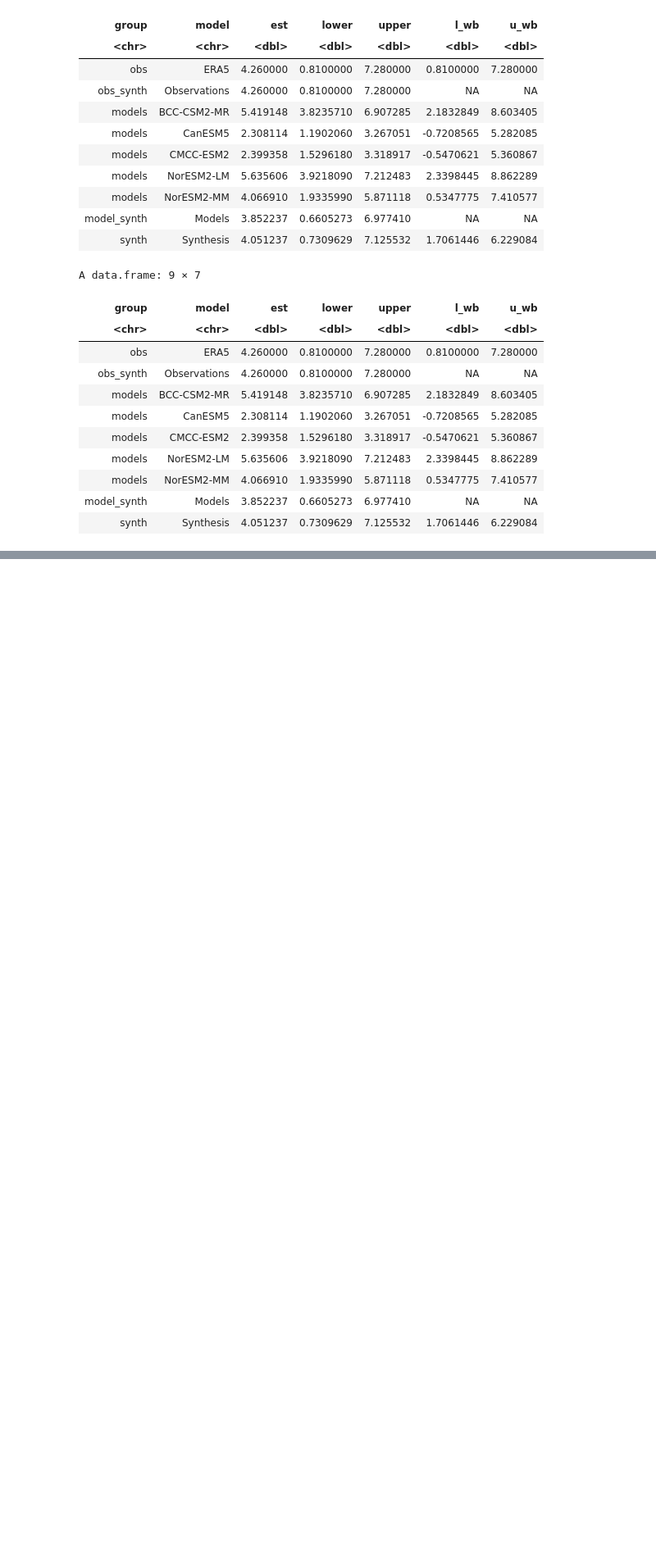
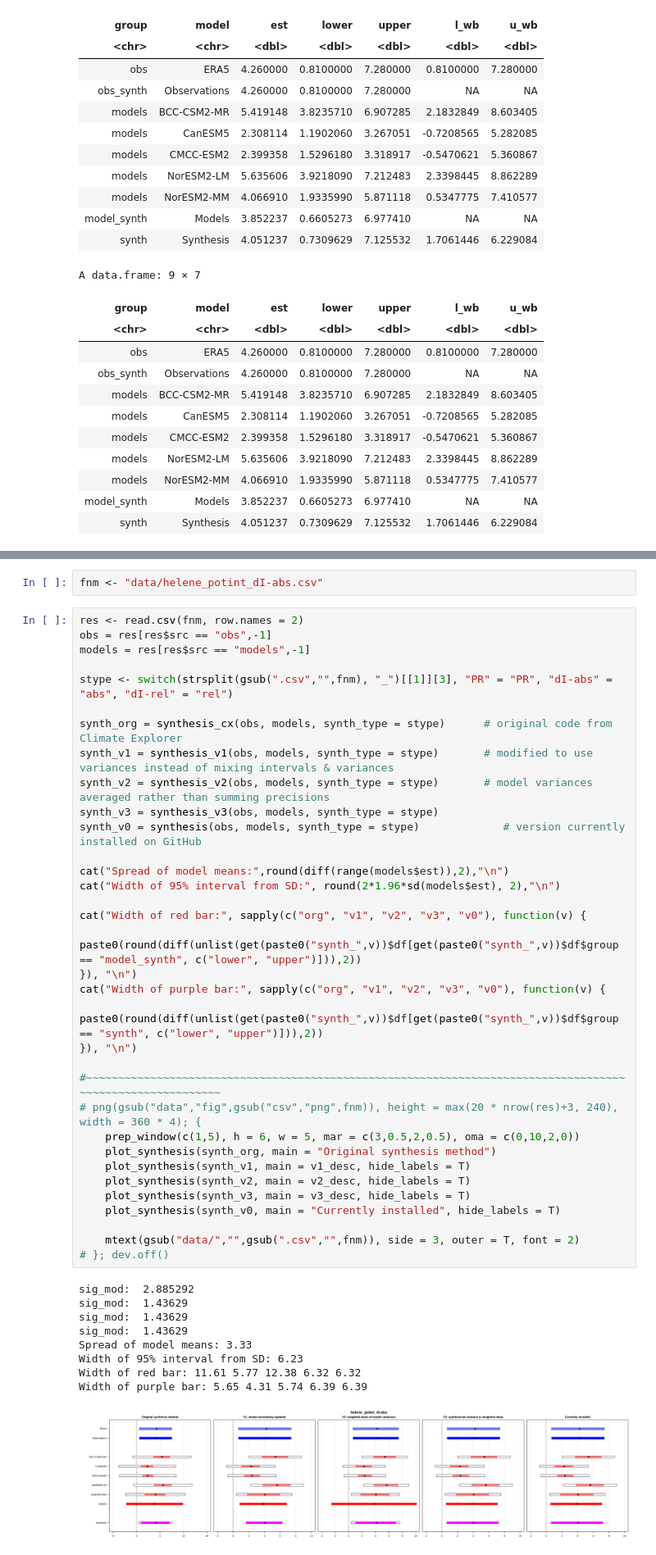
Before and after one commit to clairbarnes/wwa-current, a Jupyter notebook: 00_model-fitting-dev/synthesis/synthesis-check_R.ipynb, the cells around one changed output, grey strips where cells are left out. Shown at 82% size. Saved outputs shown, nothing was run; the diff lists cells and outputs as text; blank space fills up the shorter version.

Commit message:
Check installed version of synthesis code

```diff
--- a/00_model-fitting-dev/synthesis/synthesis-check_R.ipynb
+++ b/00_model-fitting-dev/synthesis/synthesis-check_R.ipynb
@@ -1117,0 +1120,46 @@ A data.frame: 9 × 7
+# %%
+fnm <- "data/helene_potint_dI-abs.csv"
+# %%
+res <- read.csv(fnm, row.names = 2)
+obs = res[res$src == "obs",-1]
+models = res[res$src == "models",-1]
+
+stype <- switch(strsplit(gsub(".csv","",fnm), "_")[[1]][3], "PR" = "PR", "dI-abs" = "abs", "dI-rel" = "rel")
+
+synth_org = synthesis_cx(obs, models, synth_type = stype)      # original code from Climate Explorer
+synth_v1 = synthesis_v1(obs, models, synth_type = stype)       # modified to use variances instead of mixing intervals & variances
+synth_v2 = synthesis_v2(obs, models, synth_type = stype)       # model variances averaged rather than summing precisions
+synth_v3 = synthesis_v3(obs, models, synth_type = stype)
+synth_v0 = synthesis(obs, models, synth_type = stype)             # version currently installed on GitHub
+
+cat("Spread of model means:",round(diff(range(models$est)),2),"\n")
+cat("Width of 95% interval from SD:", round(2*1.96*sd(models$est), 2),"\n")
+
+cat("Width of red bar:", sapply(c("org", "v1", "v2", "v3", "v0"), function(v) {
+    paste0(round(diff(unlist(get(paste0("synth_",v))$df[get(paste0("synth_",v))$df$group == "model_synth", c("lower", "upper")])),2))
+}), "\n")
+cat("Width of purple bar:", sapply(c("org", "v1", "v2", "v3", "v0"), function(v) {
+    paste0(round(diff(unlist(get(paste0("synth_",v))$df[get(paste0("synth_",v))$df$group == "synth", c("lower", "upper")])),2))
+}), "\n")
+
+#~~~~~~~~~~~~~~~~~~~~~~~~~~~~~~~~~~~~~~~~~~~~~~~~~~~~~~~~~~~~~~~~~~~~~~~~~~~~~~~~~~~~~~~~~~~~~~~~~~~~~~~~~~
+# png(gsub("data","fig",gsub("csv","png",fnm)), height = max(20 * nrow(res)+3, 240), width = 360 * 4); {
+    prep_window(c(1,5), h = 6, w = 5, mar = c(3,0.5,2,0.5), oma = c(0,10,2,0))
+    plot_synthesis(synth_org, main = "Original synthesis method")
+    plot_synthesis(synth_v1, main = v1_desc, hide_labels = T)
+    plot_synthesis(synth_v2, main = v2_desc, hide_labels = T)
+    plot_synthesis(synth_v3, main = v3_desc, hide_labels = T)
+    plot_synthesis(synth_v0, main = "Currently installed", hide_labels = T)
+
+    mtext(gsub("data/","",gsub(".csv","",fnm)), side = 3, outer = T, font = 2)
+# }; dev.off()
+# %% [output]
+sig_mod:  2.885292
+sig_mod:  1.43629
+sig_mod:  1.43629
+sig_mod:  1.43629
+Spread of model means: 3.33
+Width of 95% interval from SD: 6.23
+Width of red bar: 11.61 5.77 12.38 6.32 6.32
+Width of purple bar: 5.65 4.31 5.74 6.39 6.39
+[figure, added]
```
Also changed, not shown: parts of 7 cells of this notebook.
